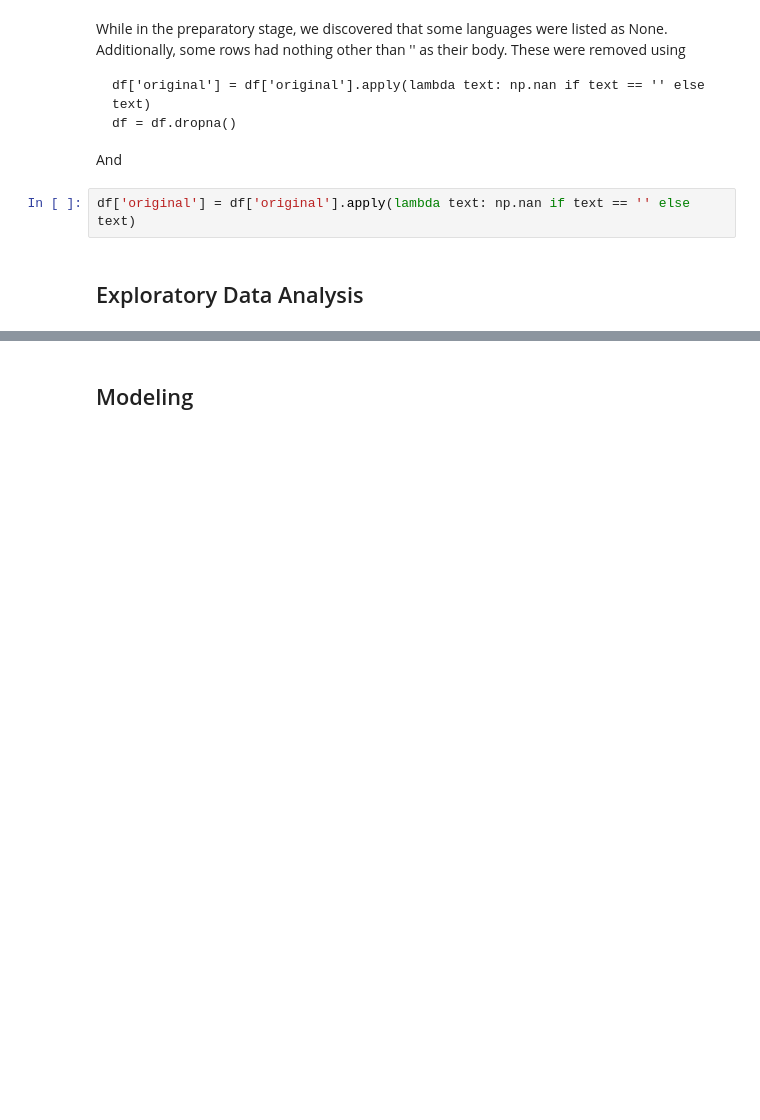
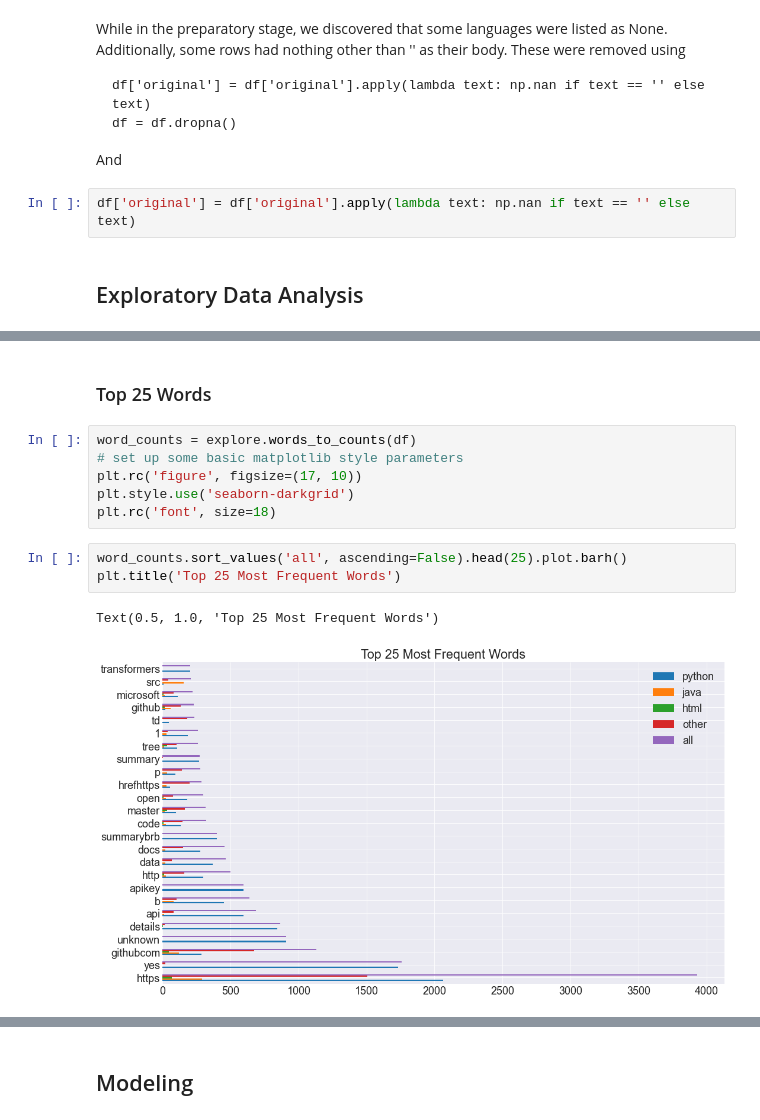
Before and after one commit to Team-Four-NLP-MVPs/nlp-project, a Jupyter notebook: final_notebook.ipynb, the cells around one changed output, grey strips where cells are left out. Drawn from its saved outputs; the diff is of its cells as text; blank space fills up the shorter version.

Commit message:
adding explore to final notebook

```diff
--- a/final_notebook.ipynb
+++ b/final_notebook.ipynb
@@ -136,0 +153,14 @@ df['original'] = df['original'].apply(lambda text: np.nan if text == '' else tex
+# %% [markdown]
+### Top 25 Words
+# %%
+word_counts = explore.words_to_counts(df)
+# set up some basic matplotlib style parameters
+plt.rc('figure', figsize=(17, 10))
+plt.style.use('seaborn-darkgrid')
+plt.rc('font', size=18)
+# %%
+word_counts.sort_values('all', ascending=False).head(25).plot.barh()
+plt.title('Top 25 Most Frequent Words')
+# %% [output]
+Text(0.5, 1.0, 'Top 25 Most Frequent Words')
+[figure, added]
```
Also changed, not shown: parts of 11 cells of this notebook, 1 other file.
